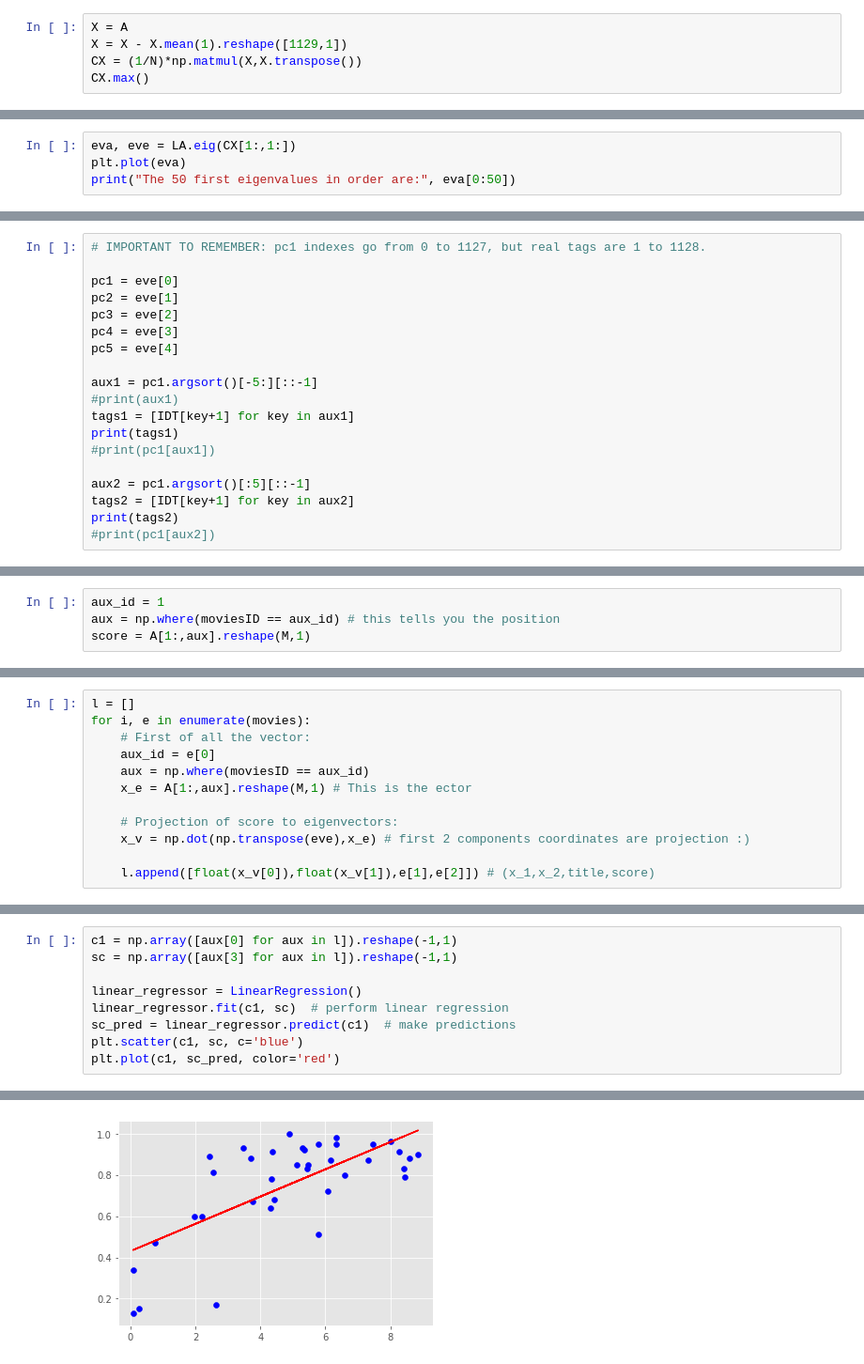
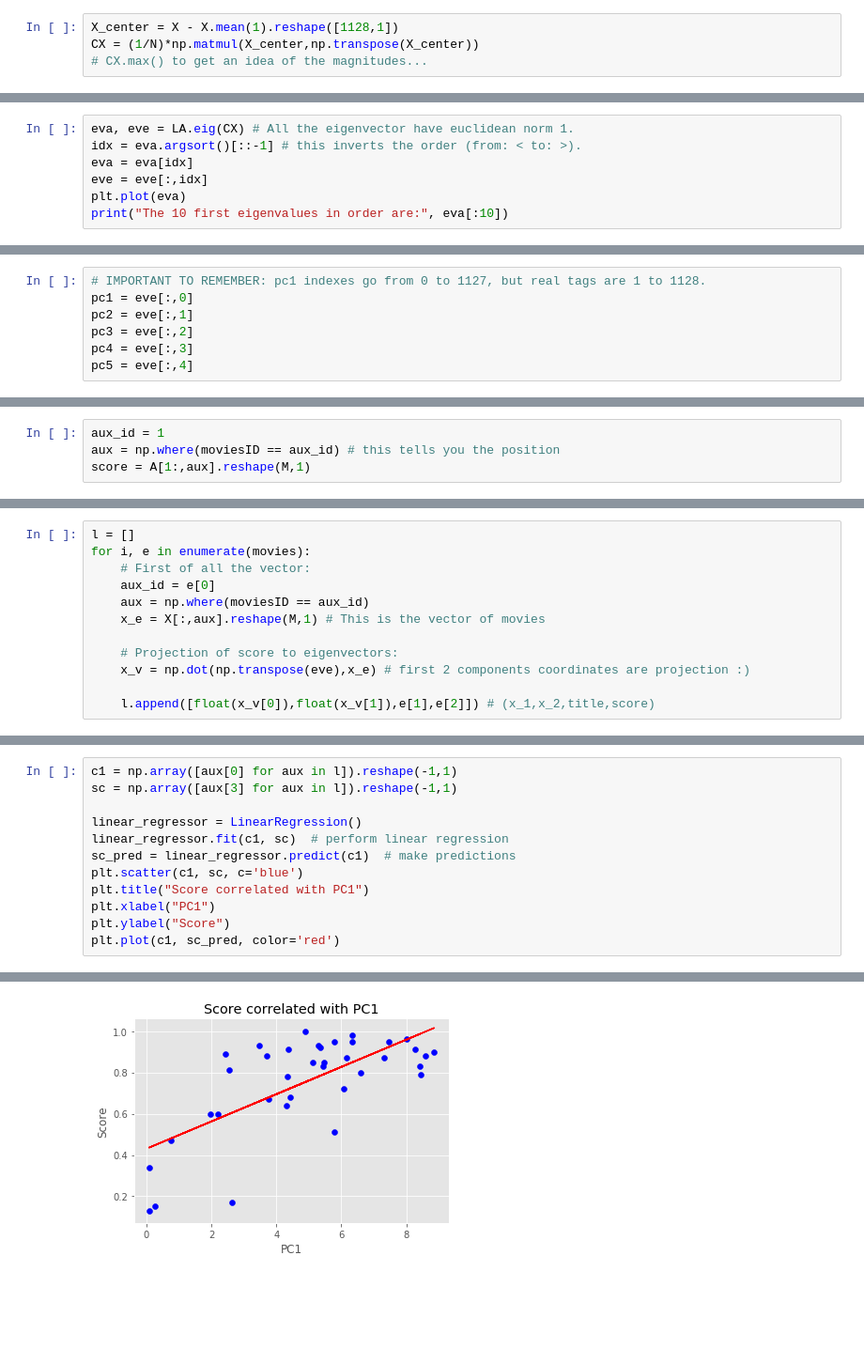
Before and after one commit to VictorSP17/LAB3, a Jupyter notebook: lab3-dimred.ipynb, the cells around one changed output, grey strips where cells are left out. Shown at 94% size. Drawn from its saved outputs; the diff is of its cells as text; blank space fills up the shorter version.

```diff
--- a/lab3-dimred.ipynb
+++ b/lab3-dimred.ipynb
@@ -115,5 +111,4 @@ Then, we will center our matrix (all the data points) and then estimate the cova
 # %%
-X = A
-X = X - X.mean(1).reshape([1129,1])
-CX = (1/N)*np.matmul(X,X.transpose())
-CX.max()
+X_center = X - X.mean(1).reshape([1128,1])
+CX = (1/N)*np.matmul(X_center,np.transpose(X_center))
+# CX.max() to get an idea of the magnitudes...
@@ -134,5 +127,8 @@ plt.plot(var)
 # %%
-eva, eve = LA.eig(CX[1:,1:])
+eva, eve = LA.eig(CX) # All the eigenvector have euclidean norm 1.
+idx = eva.argsort()[::-1] # this inverts the order (from: < to: >).
+eva = eva[idx]
+eve = eve[:,idx]
 plt.plot(eva)
-print("The 50 first eigenvalues in order are:", eva[0:50])
+print("The 10 first eigenvalues in order are:", eva[:10])
 # %% [output]
@@ -174,19 +175,7 @@ directions and save it to disk. This will be used later for the clustering exerc
 # %%
 # IMPORTANT TO REMEMBER: pc1 indexes go from 0 to 1127, but real tags are 1 to 1128.
-
-pc1 = eve[0]
-pc2 = eve[1]
-pc3 = eve[2]
-pc4 = eve[3]
-pc5 = eve[4]
-
-aux1 = pc1.argsort()[-5:][::-1]
-#print(aux1)
-tags1 = [IDT[key+1] for key in aux1]
-print(tags1)
-#print(pc1[aux1])
-
-aux2 = pc1.argsort()[:5][::-1]
-tags2 = [IDT[key+1] for key in aux2]
-print(tags2)
-#print(pc1[aux2])
+pc1 = eve[:,0]
+pc2 = eve[:,1]
+pc3 = eve[:,2]
+pc4 = eve[:,3]
+pc5 = eve[:,4]
@@ -324,7 +317,7 @@ for i, e in enumerate(movies):
     # First of all the vector:
     aux_id = e[0]
     aux = np.where(moviesID == aux_id)
-    x_e = A[1:,aux].reshape(M,1) # This is the ector
+    x_e = X[:,aux].reshape(M,1) # This is the vector of movies
 
     # Projection of score to eigenvectors:
     x_v = np.dot(np.transpose(eve),x_e) # first 2 components coordinates are projection :)
@@ -396,15 +367,18 @@ It looks like the higher values of the first component and lower of the second i
 # %%
 c1 = np.array([aux[0] for aux in l]).reshape(-1,1)
 sc = np.array([aux[3] for aux in l]).reshape(-1,1)
 
 linear_regressor = LinearRegression()
 linear_regressor.fit(c1, sc)  # perform linear regression
 sc_pred = linear_regressor.predict(c1)  # make predictions
 plt.scatter(c1, sc, c='blue')
+plt.title("Score correlated with PC1")
+plt.xlabel("PC1")
+plt.ylabel("Score")
 plt.plot(c1, sc_pred, color='red')
 # %% [output]
 [<matplotlib.lines.Line2D at 0x...>]
-[figure, old version]
+[figure, new version]
 # %%
 c2 = np.array([aux[1] for aux in l]).reshape(-1,1)
 sc = np.array([aux[3] for aux in l]).reshape(-1,1)
```
Also changed, not shown: parts of 62 cells of this notebook, 1 other file.
